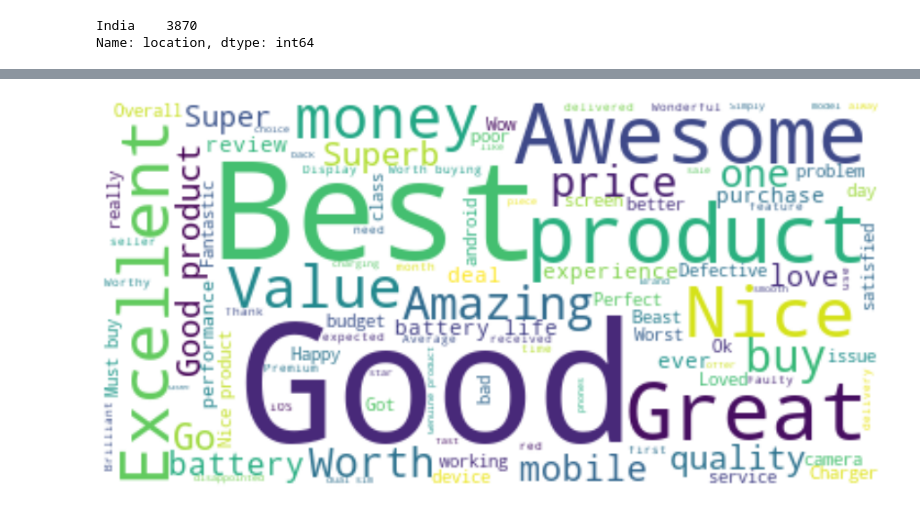
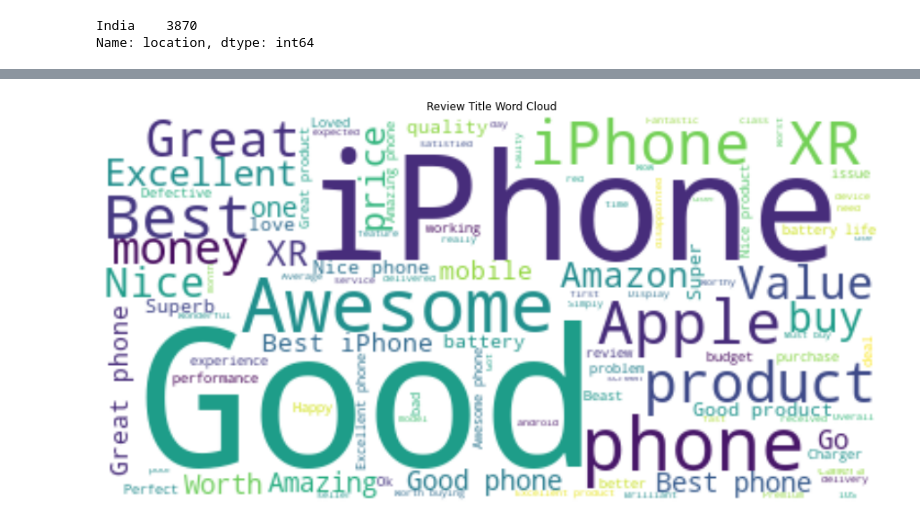
Before and after one commit to gstdl/Amazon-IPhone-XR-Product-Review-Topic-Modeling, a Jupyter notebook: jupyter_notebooks/2. Pre-Modeling Data Analysis & Data Cleaning.ipynb, the cells around one changed output, grey strips where cells are left out. Cells and saved outputs as stored; diff of their text form; code cells hidden in the pictures.

```diff
--- a/jupyter_notebooks/2. Pre-Modeling Data Analysis & Data Cleaning.ipynb
+++ b/jupyter_notebooks/2. Pre-Modeling Data Analysis & Data Cleaning.ipynb
@@ -237,14 +247,15 @@ plt.show()
 # %%
 # stop = set(stopwords.words('english'))
 
 wordcloud = WordCloud(
     background_color='white',
     max_words=100,
-    stopwords=stop
+#     stopwords=stop
 ).generate('\n'.join(list(df['title'])))
 
 plt.imshow(wordcloud, interpolation='bilinear')
+plt.title('Review Title Word Cloud')
 plt.axis("off")
 plt.show()
 # %% [output]
-[figure, old version]
+[figure, new version]
```
Also changed, not shown: parts of 23 cells of this notebook, 1 other file.
